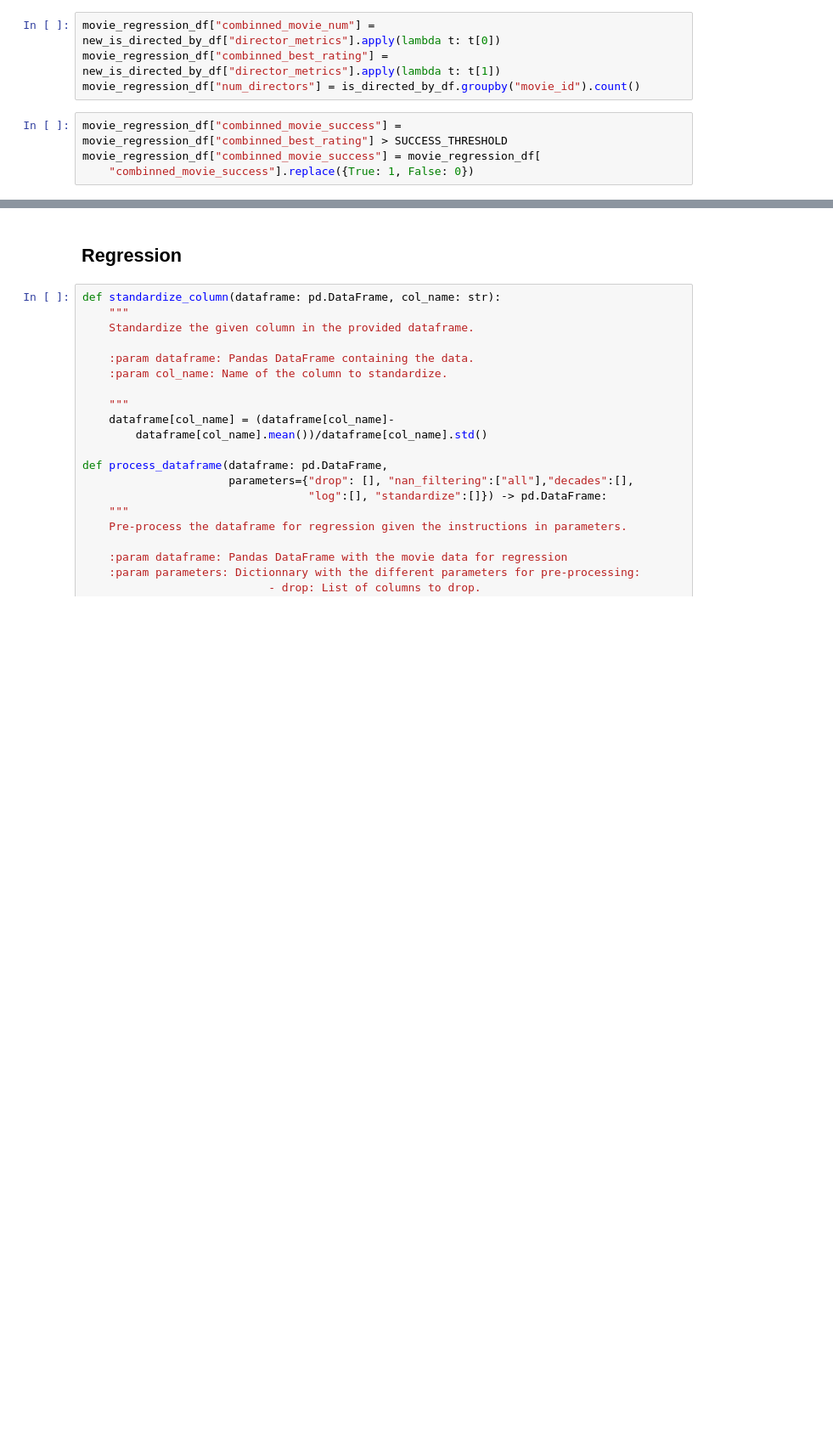
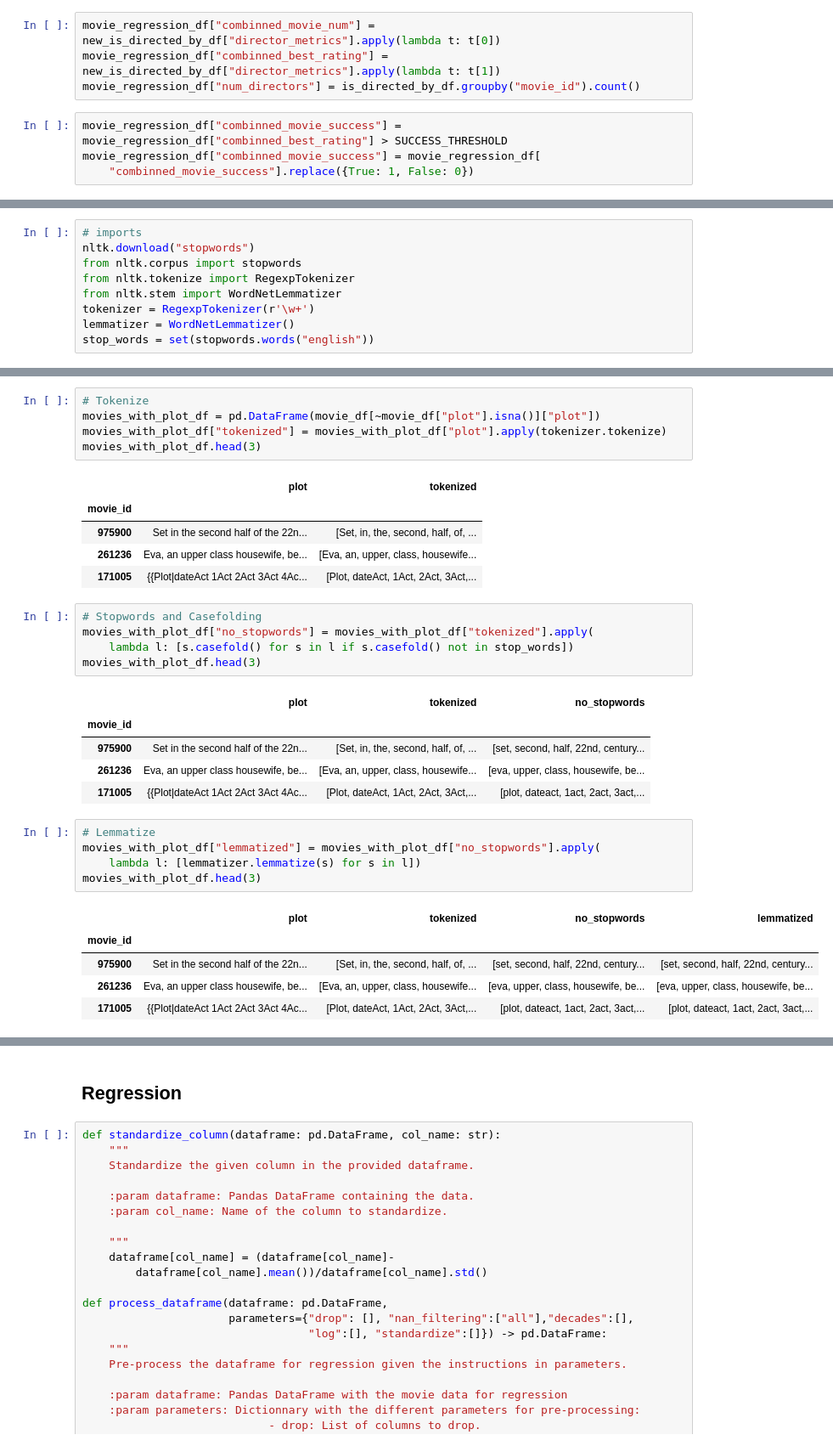
Before and after one commit to epfl-ada/ada-2022-project-zozoz, a Jupyter notebook: src/features_engineering/features_engineering.ipynb, the cells around one changed output, grey strips where cells are left out. Shown at 85% size. Drawn from its saved outputs; the diff is of its cells as text; blank space fills up the shorter version.

```diff
--- a/src/features_engineering/features_engineering.ipynb
+++ b/src/features_engineering/features_engineering.ipynb
@@ -741,0 +751,9 @@ movie_regression_df["combinned_movie_success"] = movie_regression_df[
+# %%
+# imports
+nltk.download("stopwords")
+from nltk.corpus import stopwords
+from nltk.tokenize import RegexpTokenizer
+from nltk.stem import WordNetLemmatizer
+tokenizer = RegexpTokenizer(r'\w+')
+lemmatizer = WordNetLemmatizer()
+stop_words = set(stopwords.words("english"))
@@ -741,0 +764,33 @@ movie_regression_df["combinned_movie_success"] = movie_regression_df[
+# %%
+# Tokenize
+movies_with_plot_df = pd.DataFrame(movie_df[~movie_df["plot"].isna()]["plot"])
+movies_with_plot_df["tokenized"] = movies_with_plot_df["plot"].apply(tokenizer.tokenize)
+movies_with_plot_df.head(3)
+# %% [output]
+|  | plot | tokenized |
+| movie_id |  |  |
+| 975900 | Set in the second half of the 22n... | [Set, in, the, second, half, of, ... |
+| 261236 | Eva, an upper class housewife, be... | [Eva, an, upper, class, housewife... |
+| 171005 | {{Plot|dateAct 1Act 2Act 3Act 4Ac... | [Plot, dateAct, 1Act, 2Act, 3Act,... |
+# %%
+# Stopwords and Casefolding
+movies_with_plot_df["no_stopwords"] = movies_with_plot_df["tokenized"].apply(
+    lambda l: [s.casefold() for s in l if s.casefold() not in stop_words])
+movies_with_plot_df.head(3)
+# %% [output]
+|  | plot | tokenized | no_stopwords |
+| movie_id |  |  |  |
+| 975900 | Set in the second half of the 22n... | [Set, in, the, second, half, of, ... | [set, second, half, 22nd, century... |
+| 261236 | Eva, an upper class housewife, be... | [Eva, an, upper, class, housewife... | [eva, upper, class, housewife, be... |
+| 171005 | {{Plot|dateAct 1Act 2Act 3Act 4Ac... | [Plot, dateAct, 1Act, 2Act, 3Act,... | [plot, dateact, 1act, 2act, 3act,... |
+# %%
+# Lemmatize
+movies_with_plot_df["lemmatized"] = movies_with_plot_df["no_stopwords"].apply(
+    lambda l: [lemmatizer.lemmatize(s) for s in l])
+movies_with_plot_df.head(3)
+# %% [output]
+|  | plot | tokenized | no_stopwords | lemmatized |
+| movie_id |  |  |  |  |
+| 975900 | Set in the second half of the 22n... | [Set, in, the, second, half, of, ... | [set, second, half, 22nd, century... | [set, second, half, 22nd, century... |
+| 261236 | Eva, an upper class housewife, be... | [Eva, an, upper, class, housewife... | [eva, upper, class, housewife, be... | [eva, upper, class, housewife, be... |
+| 171005 | {{Plot|dateAct 1Act 2Act 3Act 4Ac... | [Plot, dateAct, 1Act, 2Act, 3Act,... | [plot, dateact, 1act, 2act, 3act,... | [plot, dateact, 1act, 2act, 3act,... |
```
Also changed, not shown: parts of 14 cells of this notebook.
